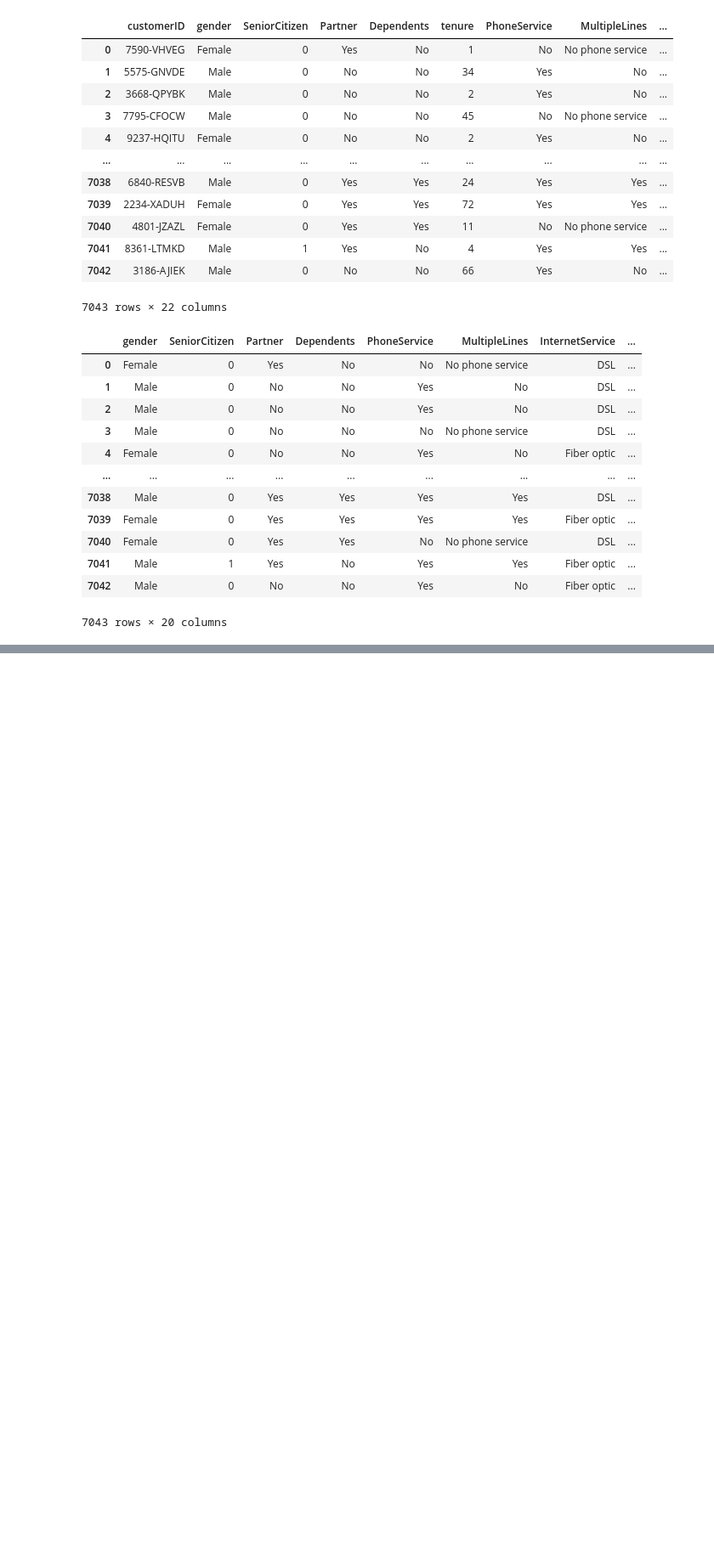
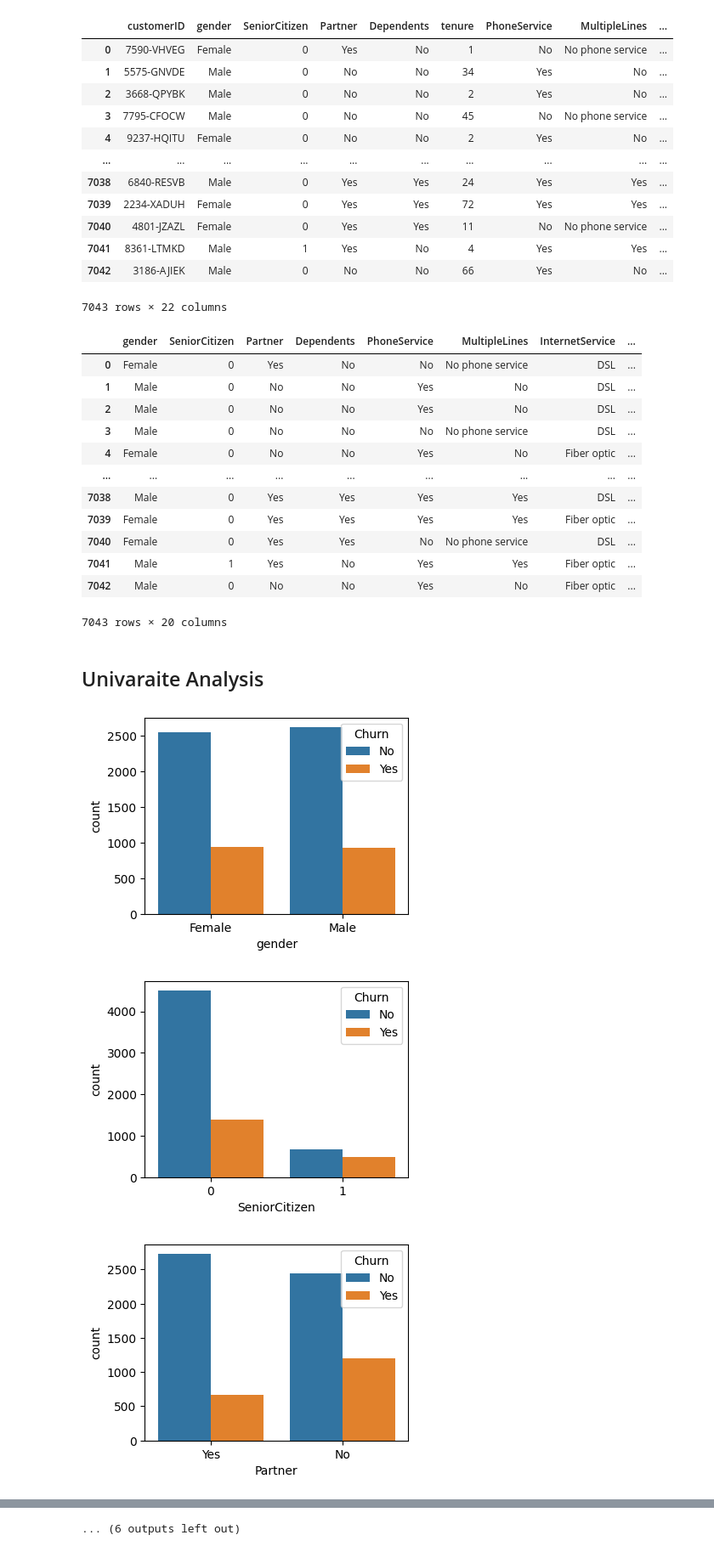
Before and after one commit to ilihas786/Python, a Jupyter notebook: Data Science/ChurnModellingAnalysis.ipynb, the cells around one changed output, grey strips where cells are left out. Shown: that part at 85% size. Cells and saved outputs as stored; diff of their text form; code cells hidden in the pictures; blank space fills up the shorter version.

```diff
--- a/Data Science/ChurnModellingAnalysis.ipynb
+++ b/Data Science/ChurnModellingAnalysis.ipynb
@@ -261,3 +261,16 @@ df_new
 | 7041 | Male | 1 | Yes | No | Yes | Yes | Fiber optic | ... |
 | 7042 | Male | 0 | No | No | Yes | No | Fiber optic | ... |
 7043 rows × 20 columns
+# %% [markdown]
+## Univaraite Analysis
+# %%
+df_uni=df.copy()
+# %%
+# All Columns in One Code :)
+for i,col in enumerate(df_uni.drop(columns=['customerID','MonthlyCharges','TotalCharges'])):
+    plt.figure(figsize=(4,3))
+    sns.countplot(data=df_uni,x=col,hue='Churn')
+# %% [output]
+[figure, added]
+[figure, added]
+[figure, added]
@@ -263,0 +286 @@ df_new
+... (6 outputs left out)
```
Also changed, not shown: parts of 1 cell of this notebook.
